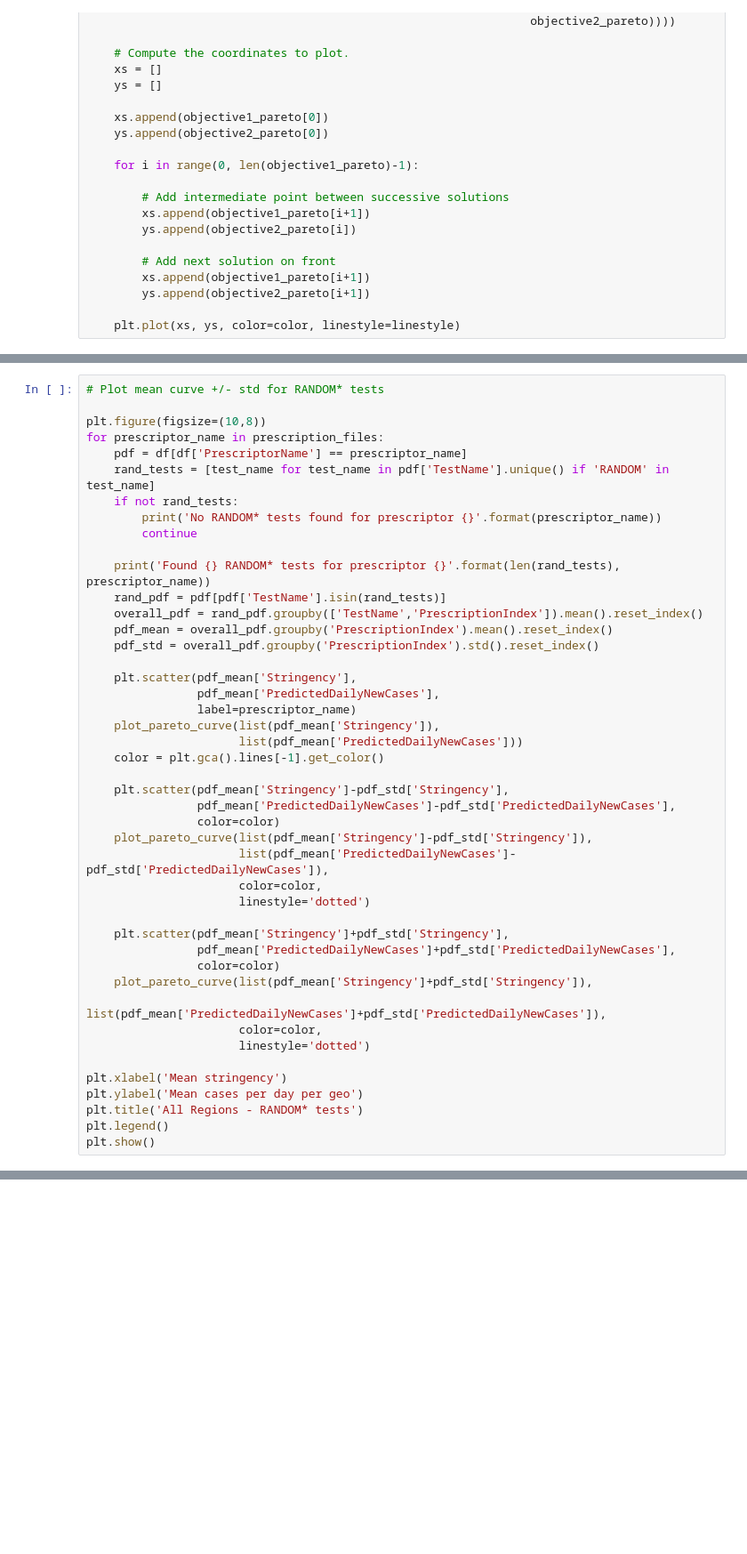
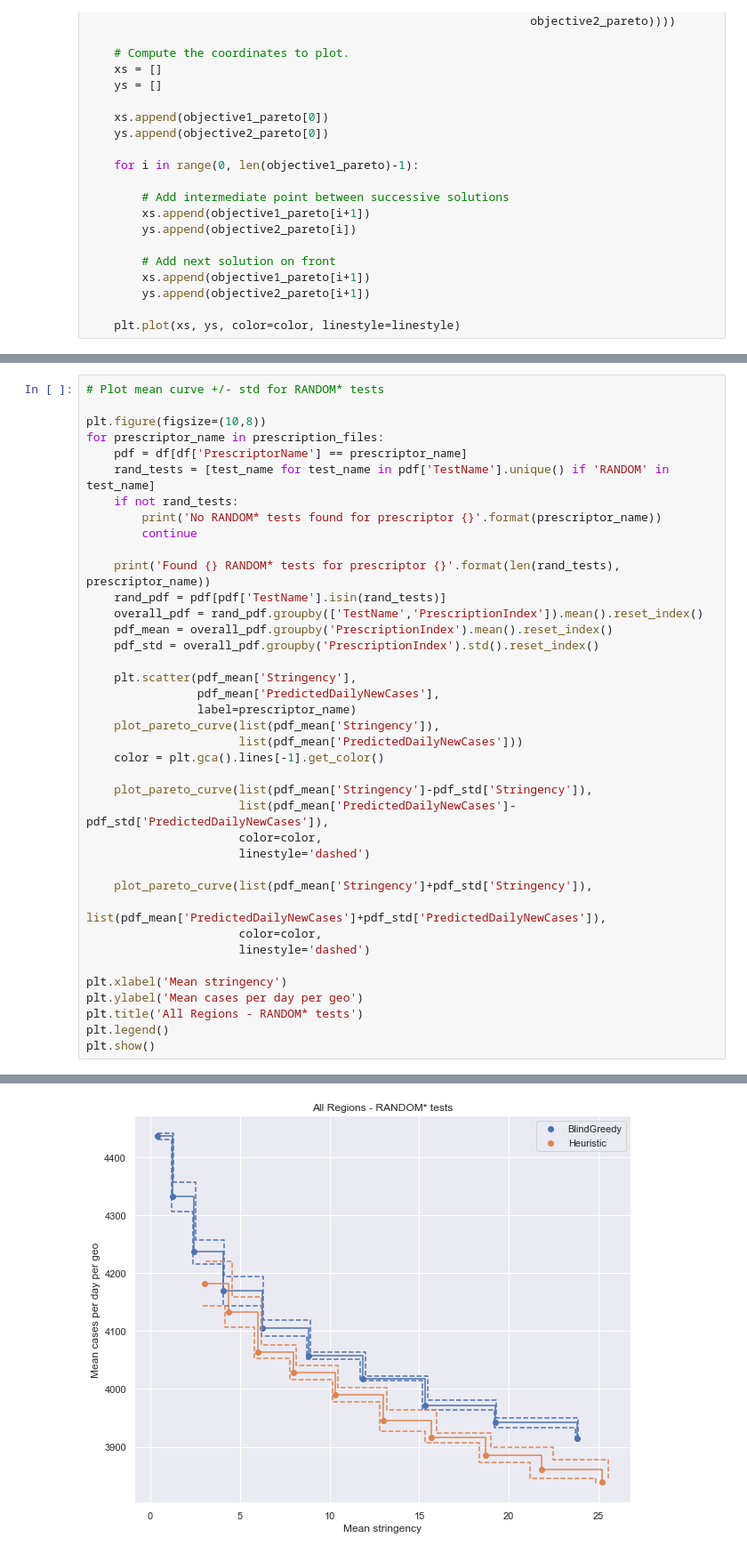
Before and after one commit to bradyneal/covid-xprize-comp, a Jupyter notebook: ongoing/prescriptors/plotting.ipynb, the cells around one changed output, grey strips where cells are left out. Shown at 89% size. Drawn from its saved outputs; the diff is of its cells as text; blank space fills up the shorter version.

Commit message:
minor enhancements on the plots

```diff
--- a/ongoing/prescriptors/plotting.ipynb
+++ b/ongoing/prescriptors/plotting.ipynb
@@ -212,24 +241,19 @@ for prescriptor_name in prescription_files:
                       list(pdf_mean['PredictedDailyNewCases']))
     color = plt.gca().lines[-1].get_color()
 
-    plt.scatter(pdf_mean['Stringency']-pdf_std['Stringency'],
-                pdf_mean['PredictedDailyNewCases']-pdf_std['PredictedDailyNewCases'],
-                color=color)
     plot_pareto_curve(list(pdf_mean['Stringency']-pdf_std['Stringency']),
                       list(pdf_mean['PredictedDailyNewCases']-pdf_std['PredictedDailyNewCases']),
                       color=color,
-                      linestyle='dotted')
+                      linestyle='dashed')
 
-    plt.scatter(pdf_mean['Stringency']+pdf_std['Stringency'],
-                pdf_mean['PredictedDailyNewCases']+pdf_std['PredictedDailyNewCases'],
-                color=color)
     plot_pareto_curve(list(pdf_mean['Stringency']+pdf_std['Stringency']),
                       list(pdf_mean['PredictedDailyNewCases']+pdf_std['PredictedDailyNewCases']),
                       color=color,
-                      linestyle='dotted')
+                      linestyle='dashed')
 
 plt.xlabel('Mean stringency')
 plt.ylabel('Mean cases per day per geo')
 plt.title('All Regions - RANDOM* tests')
 plt.legend()
 plt.show()
+# %% [output]
@@ -236,3 +263,4 @@ plt.show()
+[figure, added]
 # %%
 # Plot stringency and cases of each prescription for a particular country and specific test
 
```
Also changed, not shown: parts of 5 cells of this notebook.
